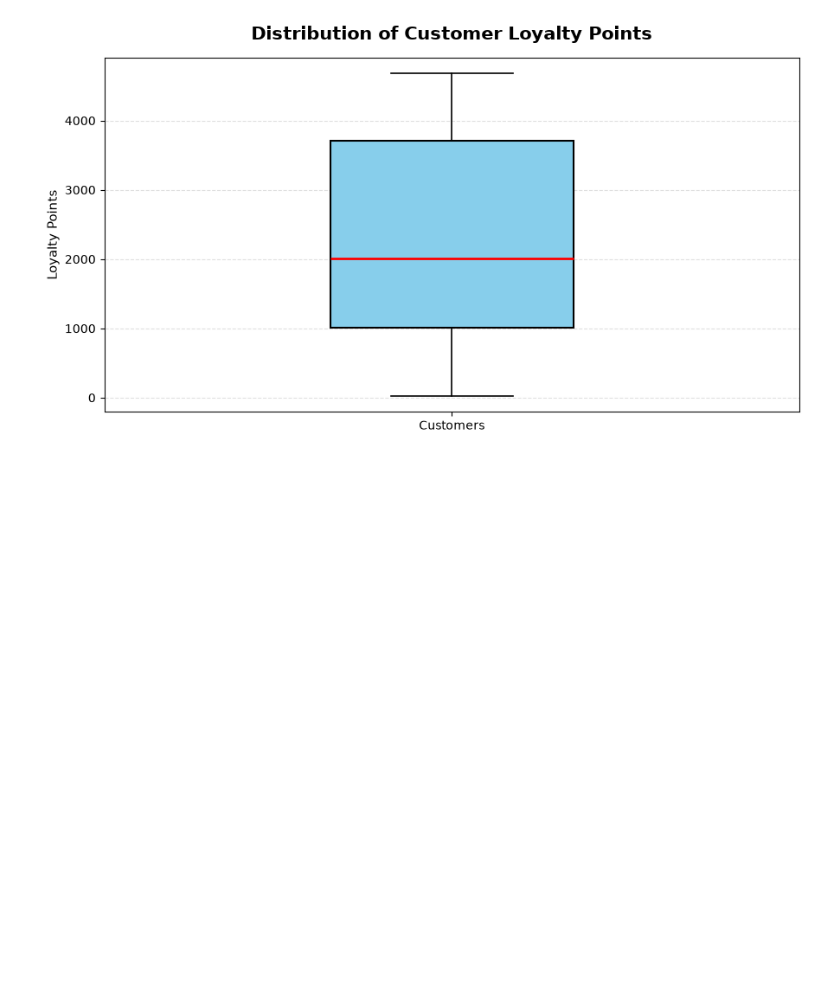
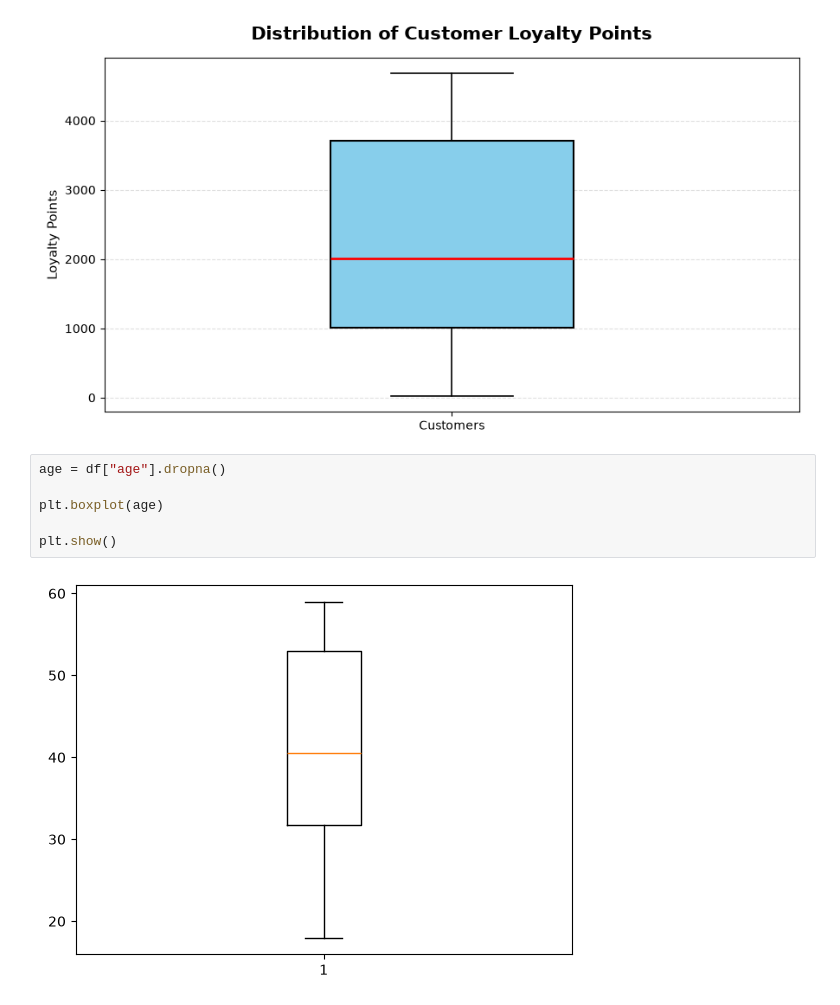
Before and after one commit to fayaspsulfikkar/daily-ml-practice, a Jupyter notebook: Learning/Paper 1/Phase 2/Matplotlib/matplotlib_basics.ipynb, the cells around one changed output. Saved outputs shown, nothing was run; the diff lists cells and outputs as text; blank space fills up the shorter version.

```diff
--- a/Learning/Paper 1/Phase 2/Matplotlib/matplotlib_basics.ipynb
+++ b/Learning/Paper 1/Phase 2/Matplotlib/matplotlib_basics.ipynb
@@ -283,3 +283,11 @@ plt.tight_layout()
 plt.show()
 # %% [output]
 [figure]
+# %%
+age = df["age"].dropna()
+
+plt.boxplot(age)
+
+plt.show()
+# %% [output]
+[figure, added]
```
Also changed, not shown: 3 other files.
